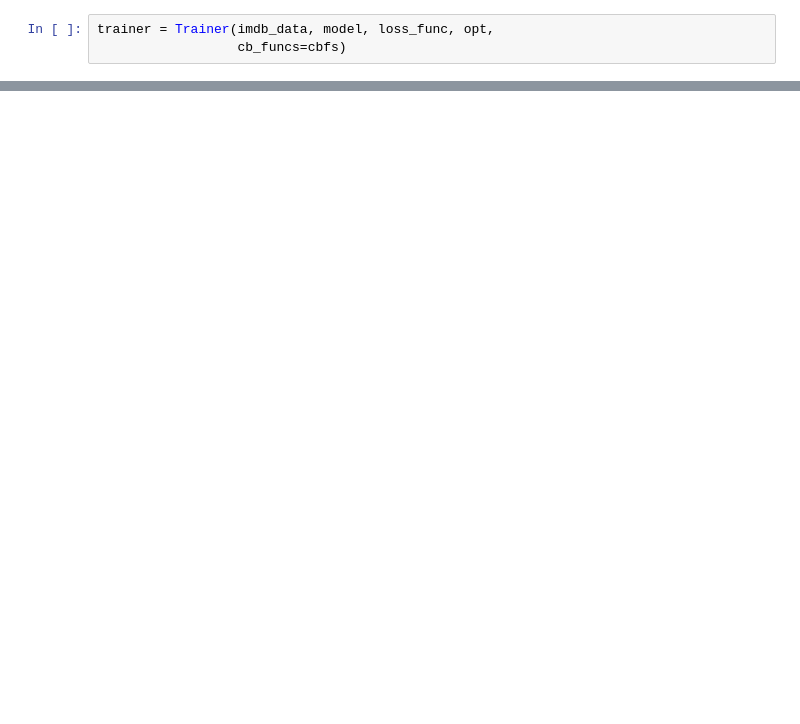
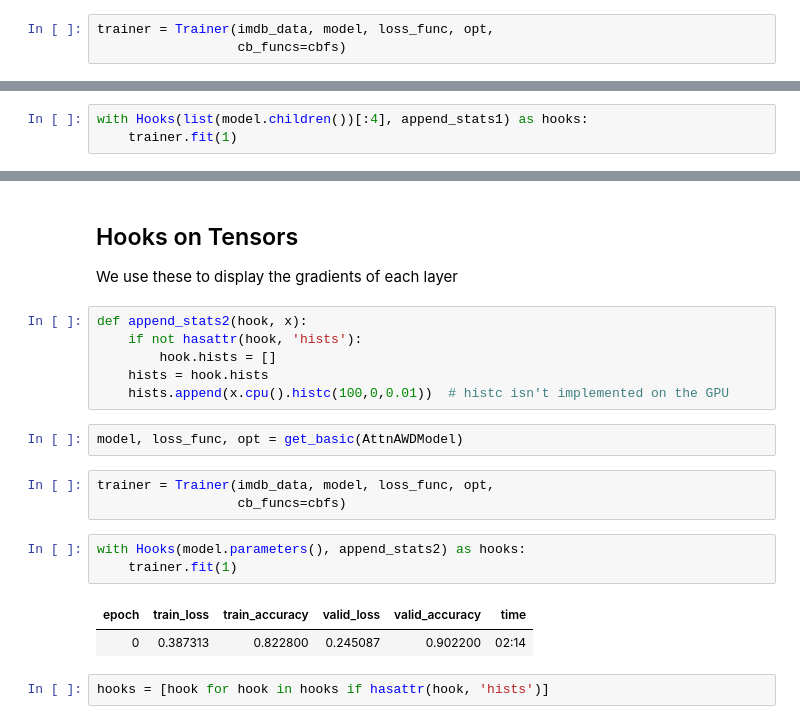
Before and after one commit to AnukoolPurohit/sentimentAnalyser, a Jupyter notebook: Experiment 6.ipynb, the cells around one changed output, grey strips where cells are left out. Saved outputs shown, nothing was run; the diff lists cells and outputs as text; blank space fills up the shorter version.

```diff
--- a/Experiment 6.ipynb
+++ b/Experiment 6.ipynb
@@ -148,0 +187,3 @@ with Hooks(list(model.children())[:4], append_stats) as hooks:
+# %%
+with Hooks(list(model.children())[:4], append_stats1) as hooks:
+    trainer.fit(1)
@@ -148,0 +203,22 @@ with Hooks(list(model.children())[:4], append_stats) as hooks:
+# %% [markdown]
+## Hooks on Tensors
+We use these to display the gradients of each layer
+# %%
+def append_stats2(hook, x):
+    if not hasattr(hook, 'hists'):
+        hook.hists = []
+    hists = hook.hists
+    hists.append(x.cpu().histc(100,0,0.01))  # histc isn't implemented on the GPU
+# %%
+model, loss_func, opt = get_basic(AttnAWDModel)
+# %%
+trainer = Trainer(imdb_data, model, loss_func, opt,
+                  cb_funcs=cbfs)
+# %%
+with Hooks(model.parameters(), append_stats2) as hooks:
+    trainer.fit(1)
+# %% [output]
+| epoch | train_loss | train_accuracy | valid_loss | valid_accuracy | time |
+| 0 | 0.387313 | 0.822800 | 0.245087 | 0.902200 | 02:14 |
+# %%
+hooks = [hook for hook in hooks if hasattr(hook, 'hists')]
```
Also changed, not shown: parts of 19 cells of this notebook, 10 other files.
